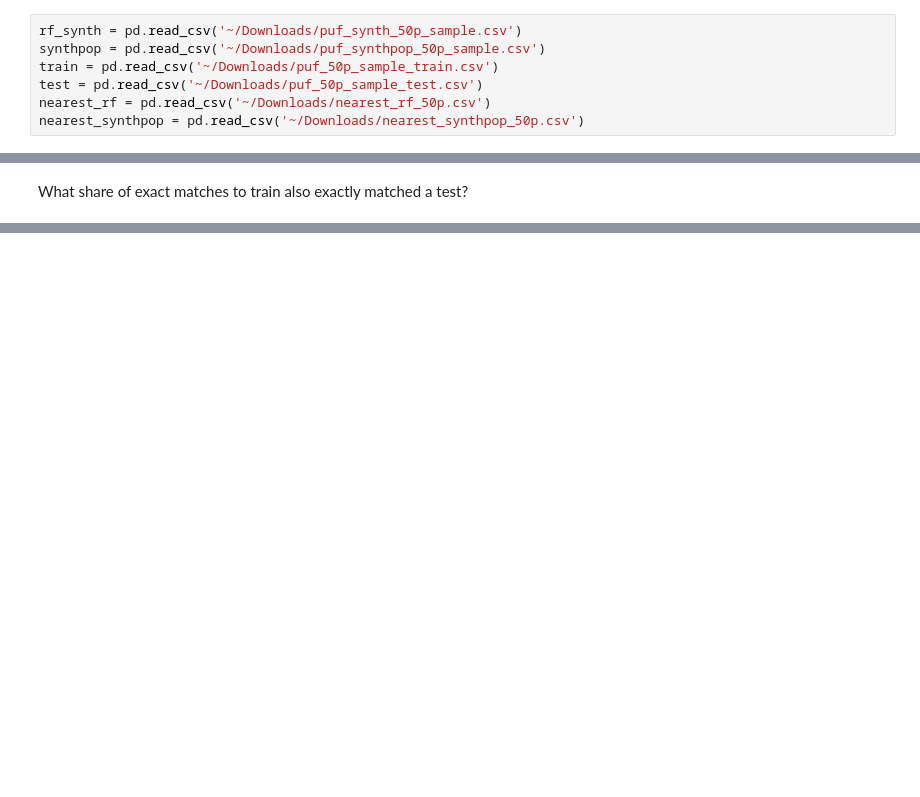
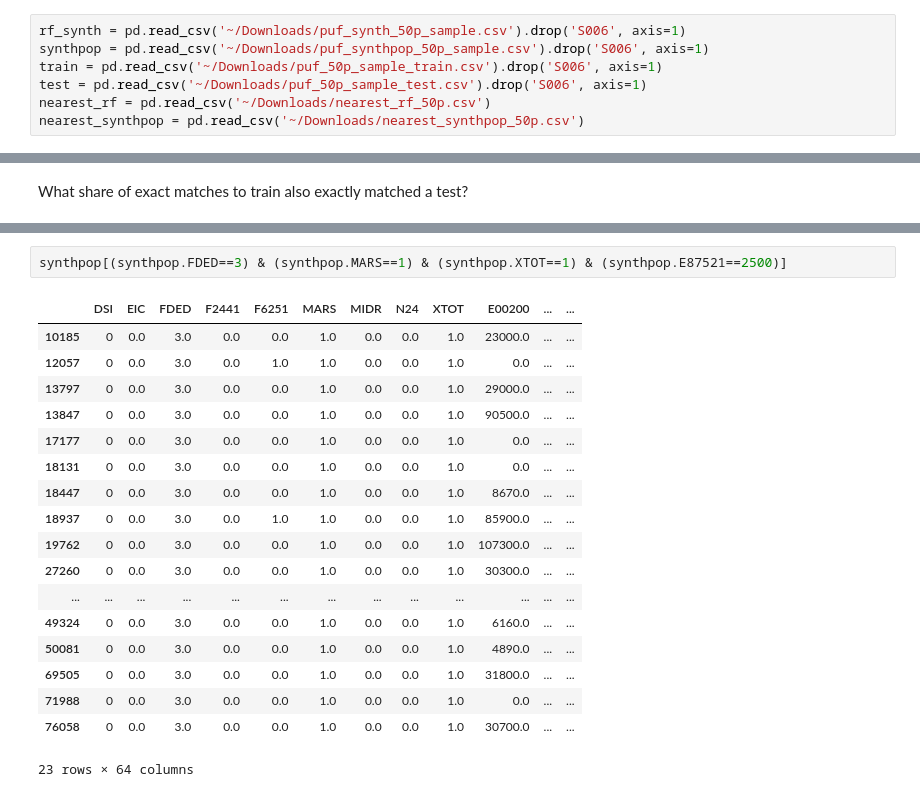
Before and after one commit to donboyd5/synpuf, a Jupyter notebook: analysis/disclosure/disclosure_risk.ipynb, the cells around one changed output, grey strips where cells are left out. Cells and saved outputs as stored; diff of their text form; blank space fills up the shorter version.

```diff
--- a/analysis/disclosure/disclosure_risk.ipynb
+++ b/analysis/disclosure/disclosure_risk.ipynb
@@ -42,10 +42,10 @@ mpl.rcParams['ytick.color'] = AXIS_COLOR
 # %% [markdown]
 ### Load data
 # %%
-rf_synth = pd.read_csv('~/Downloads/puf_synth_50p_sample.csv')
-synthpop = pd.read_csv('~/Downloads/puf_synthpop_50p_sample.csv')
-train = pd.read_csv('~/Downloads/puf_50p_sample_train.csv')
-test = pd.read_csv('~/Downloads/puf_50p_sample_test.csv')
+rf_synth = pd.read_csv('~/Downloads/puf_synth_50p_sample.csv').drop('S006', axis=1)
+synthpop = pd.read_csv('~/Downloads/puf_synthpop_50p_sample.csv').drop('S006', axis=1)
+train = pd.read_csv('~/Downloads/puf_50p_sample_train.csv').drop('S006', axis=1)
+test = pd.read_csv('~/Downloads/puf_50p_sample_test.csv').drop('S006', axis=1)
 nearest_rf = pd.read_csv('~/Downloads/nearest_rf_50p.csv')
 nearest_synthpop = pd.read_csv('~/Downloads/nearest_synthpop_50p.csv')
 # %% [markdown]
@@ -282,0 +370,21 @@ share_exact_matches(nearest_synthpop)
+# %%
+synthpop[(synthpop.FDED==3) & (synthpop.MARS==1) & (synthpop.XTOT==1) & (synthpop.E87521==2500)]
+# %% [output]
+|  | DSI | EIC | FDED | F2441 | F6251 | MARS | MIDR | N24 | XTOT | E00200 | ... | ... |
+| 10185 | 0 | 0.0 | 3.0 | 0.0 | 0.0 | 1.0 | 0.0 | 0.0 | 1.0 | 23000.0 | ... | ... |
+| 12057 | 0 | 0.0 | 3.0 | 0.0 | 1.0 | 1.0 | 0.0 | 0.0 | 1.0 | 0.0 | ... | ... |
+| 13797 | 0 | 0.0 | 3.0 | 0.0 | 0.0 | 1.0 | 0.0 | 0.0 | 1.0 | 29000.0 | ... | ... |
+| 13847 | 0 | 0.0 | 3.0 | 0.0 | 0.0 | 1.0 | 0.0 | 0.0 | 1.0 | 90500.0 | ... | ... |
+| 17177 | 0 | 0.0 | 3.0 | 0.0 | 0.0 | 1.0 | 0.0 | 0.0 | 1.0 | 0.0 | ... | ... |
+| 18131 | 0 | 0.0 | 3.0 | 0.0 | 0.0 | 1.0 | 0.0 | 0.0 | 1.0 | 0.0 | ... | ... |
+| 18447 | 0 | 0.0 | 3.0 | 0.0 | 0.0 | 1.0 | 0.0 | 0.0 | 1.0 | 8670.0 | ... | ... |
+| 18937 | 0 | 0.0 | 3.0 | 0.0 | 1.0 | 1.0 | 0.0 | 0.0 | 1.0 | 85900.0 | ... | ... |
+| 19762 | 0 | 0.0 | 3.0 | 0.0 | 0.0 | 1.0 | 0.0 | 0.0 | 1.0 | 107300.0 | ... | ... |
+| 27260 | 0 | 0.0 | 3.0 | 0.0 | 0.0 | 1.0 | 0.0 | 0.0 | 1.0 | 30300.0 | ... | ... |
+| ... | ... | ... | ... | ... | ... | ... | ... | ... | ... | ... | ... | ... |
+| 49324 | 0 | 0.0 | 3.0 | 0.0 | 0.0 | 1.0 | 0.0 | 0.0 | 1.0 | 6160.0 | ... | ... |
+| 50081 | 0 | 0.0 | 3.0 | 0.0 | 0.0 | 1.0 | 0.0 | 0.0 | 1.0 | 4890.0 | ... | ... |
+| 69505 | 0 | 0.0 | 3.0 | 0.0 | 0.0 | 1.0 | 0.0 | 0.0 | 1.0 | 31800.0 | ... | ... |
+| 71988 | 0 | 0.0 | 3.0 | 0.0 | 0.0 | 1.0 | 0.0 | 0.0 | 1.0 | 0.0 | ... | ... |
+| 76058 | 0 | 0.0 | 3.0 | 0.0 | 0.0 | 1.0 | 0.0 | 0.0 | 1.0 | 30700.0 | ... | ... |
+23 rows × 64 columns
```
Also changed, not shown: parts of 30 cells of this notebook, 1 other file.
